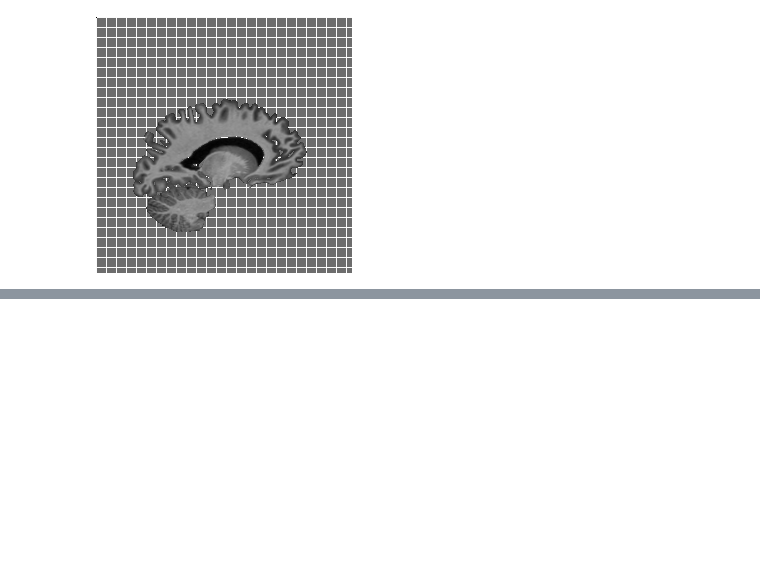
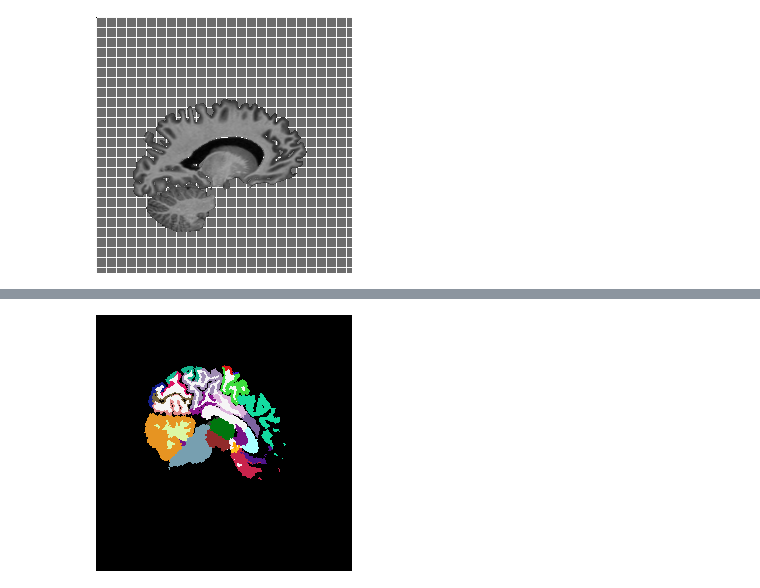
Before and after one commit to sabeenlohawala/brain_segmentation, a Jupyter notebook: notebooks/augmentation_scratch.ipynb, the cells around one changed output, grey strips where cells are left out. Drawn from its saved outputs; the diff is of its cells as text; code cells hidden in the pictures; blank space fills up the shorter version.

```diff
--- a/notebooks/augmentation_scratch.ipynb
+++ b/notebooks/augmentation_scratch.ipynb
@@ -906,0 +969,4 @@ __create_plot(False,np.uint(combined_grid * 255),'')
+# %%
+__create_plot(False,np.uint8(rot_mask),'',color_range=color_range)
+# %% [output]
+[figure, added]
```
Also changed, not shown: parts of 30 cells of this notebook, 19 other files.
